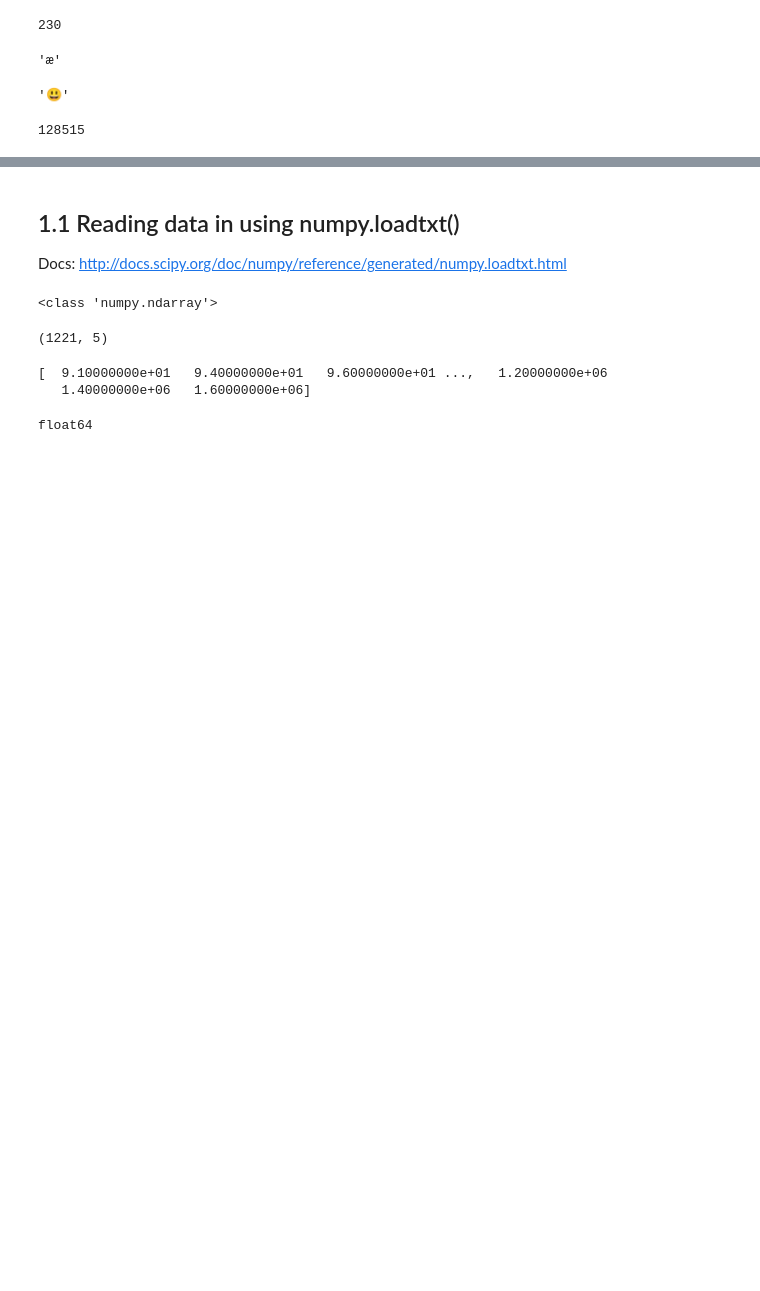
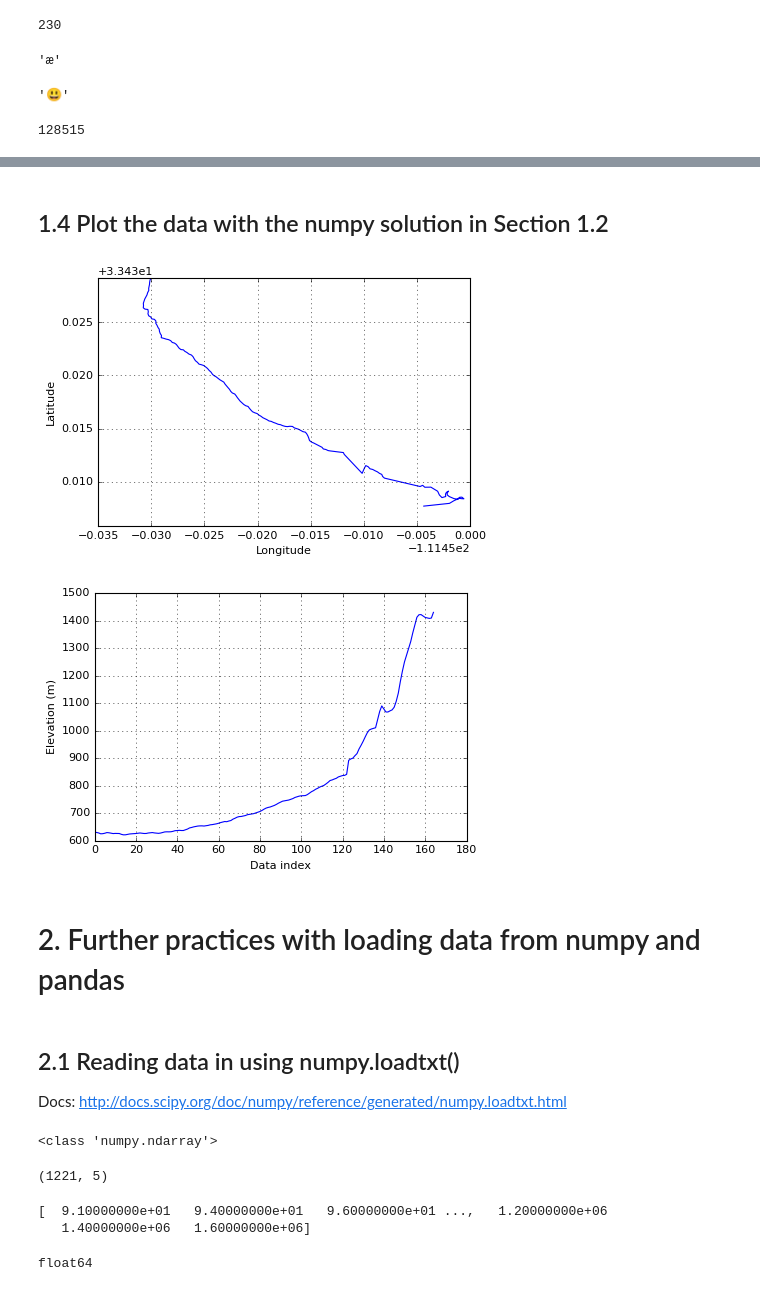
Before and after one commit to prickly-pythons/prickly-pythons, a Jupyter notebook: code_from_meetings/reading_data/reading_data.ipynb, the cells around one changed output, grey strips where cells are left out. Cells and saved outputs as stored; diff of their text form; code cells hidden in the pictures; blank space fills up the shorter version.

Commit message:
Added reading data notebook.

```diff
--- a/code_from_meetings/reading_data/reading_data.ipynb
+++ b/code_from_meetings/reading_data/reading_data.ipynb
@@ -61,0 +187,4 @@ ord('😃')
+# %%
+import numpy as np
+
+data = np.genfromtxt('test_data/Flatiron.csv', delimiter=',', names=True)
@@ -62,5 +256,27 @@ ord('😃')
+# %% [markdown]
+## 1.4 Plot the data with the numpy solution in Section 1.2
+# %%
+import matplotlib.pyplot as plt
+
+plt.plot(data['Longitude'], data['Latitude'])
+plt.axis('equal')
+plt.xlabel('Longitude')
+plt.ylabel('Latitude')
+plt.grid(True)
+plt.show()
+
+plt.plot(data['Elevation'])
+plt.xlabel('Data index')
+plt.ylabel('Elevation (m)')
+plt.grid(True)
+plt.show()
+# %% [output]
+[figure, added]
+[figure, added]
+# %% [markdown]
+# 2. Further practices with loading data from numpy and pandas
 # %% [markdown]
-## 1.1 Reading data in using numpy.loadtxt()
+## 2.1 Reading data in using numpy.loadtxt()
 Docs: http://docs.scipy.org/doc/numpy/reference/generated/numpy.loadtxt.html
 # %%
 # In test_data/ there is a text file called spectrum.dat
```
Also changed, not shown: parts of 23 cells of this notebook, 1 other file.
